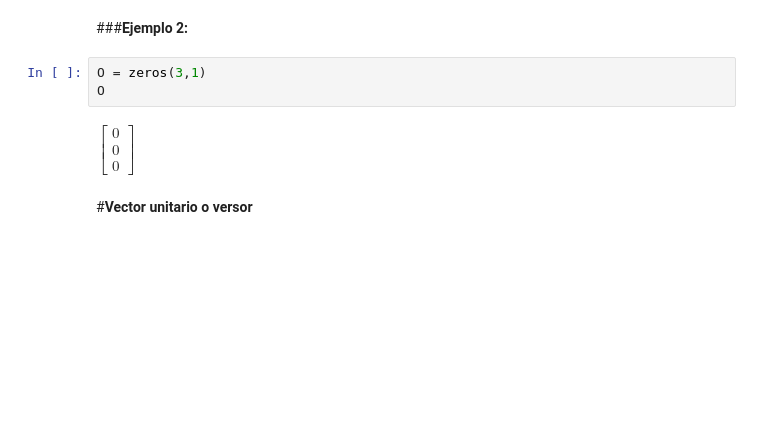
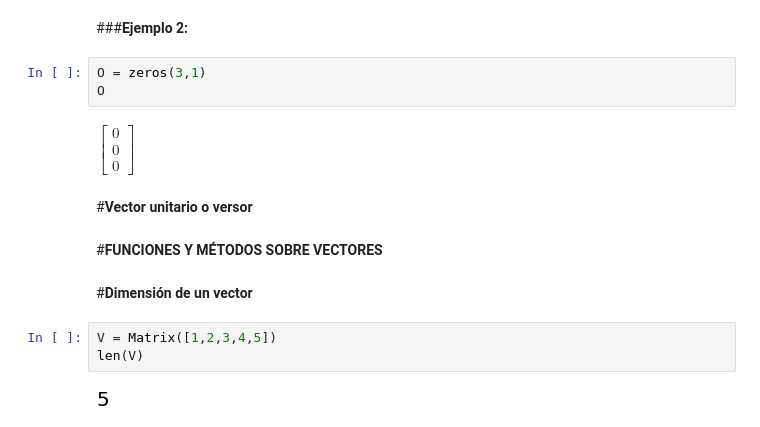
Before and after one commit to Santiago44mendez/ALGEBRA-LINEAL-CON-PYTHON, a Jupyter notebook: Álgebra_lineal_con_Python_Vectores,_operaciones_con_vectores,_rectas_y_planos_en_el_espacio.ipynb, the cells around one changed output. Drawn from its saved outputs; the diff is of its cells as text; blank space fills up the shorter version.

```diff
--- a/Álgebra_lineal_con_Python_Vectores,_operaciones_con_vectores,_rectas_y_planos_en_el_espacio.ipynb
+++ b/Álgebra_lineal_con_Python_Vectores,_operaciones_con_vectores,_rectas_y_planos_en_el_espacio.ipynb
@@ -321,3 +336,12 @@ O
 $\displaystyle \left[\begin{matrix}0\\0\\0\end{matrix}\right]$
 # %% [markdown]
 #**Vector unitario o versor**
+# %% [markdown]
+#**FUNCIONES Y MÉTODOS SOBRE VECTORES**
+# %% [markdown]
+#**Dimensión de un vector**
+# %%
+V = Matrix([1,2,3,4,5])
+len(V)
+# %% [output]
+[figure, added]
```
Also changed, not shown: parts of 19 cells of this notebook.
